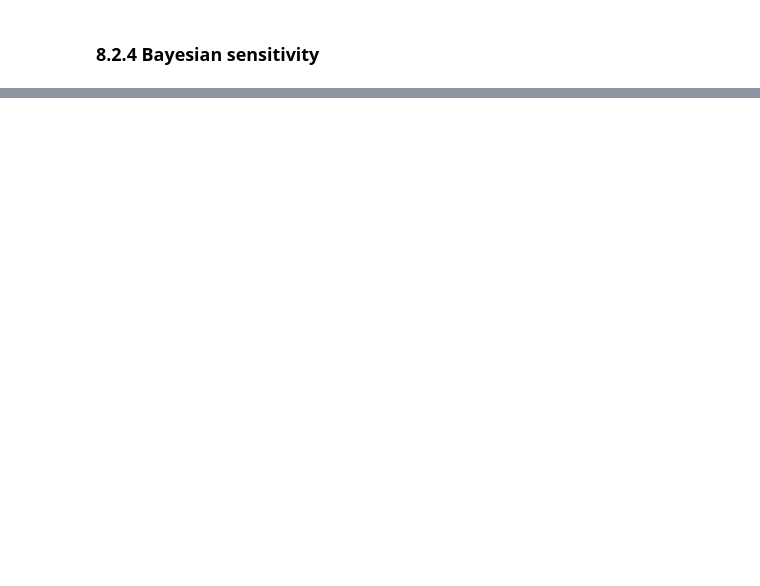
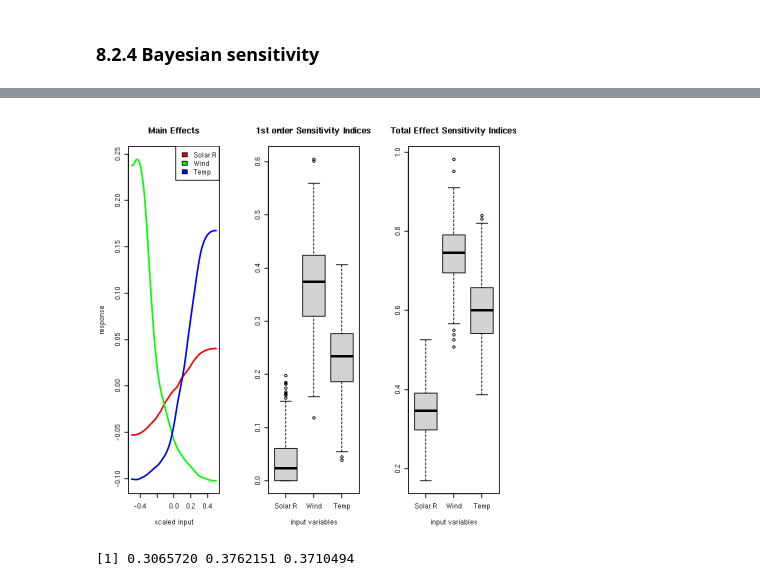
Before and after one commit to gglee4ai/study-surrogates-2020, a Jupyter notebook: ch08.ipynb, the cells around one changed output, grey strips where cells are left out. Saved outputs shown, nothing was run; the diff lists cells and outputs as text; code cells hidden in the pictures; blank space fills up the shorter version.

```diff
--- a/ch08.ipynb
+++ b/ch08.ipynb
@@ -676,0 +706,7 @@ library(tgp)
+# %%
+X <- airquality[2:4]
+Z <- airquality$Ozone
+rect <- t(apply(X, 2, range, na.rm=TRUE))
+mode <- apply(X, 2, mean, na.rm=TRUE)
+shape <- rep(2, 3)
+shape
@@ -676,0 +715,3 @@ library(tgp)
+# %%
+s.air <- tgp::sens(X=X, Z=Z, nn.lhs=300, rect=rect,
+  shape=shape, mode=mode, model=bgp, verb=0)
@@ -676,0 +723,10 @@ library(tgp)
+# %%
+plot(s.air, layout="sens")
+# %% [output]
+[figure, added]
+# %%
+I <- s.air$sens$T - s.air$sens$S
+I[I < 0] <- 0
+colMeans(I)
+# %% [output]
+[1] 0.3065720 0.3762151 0.3710494
```
Also changed, not shown: parts of 30 cells of this notebook.
